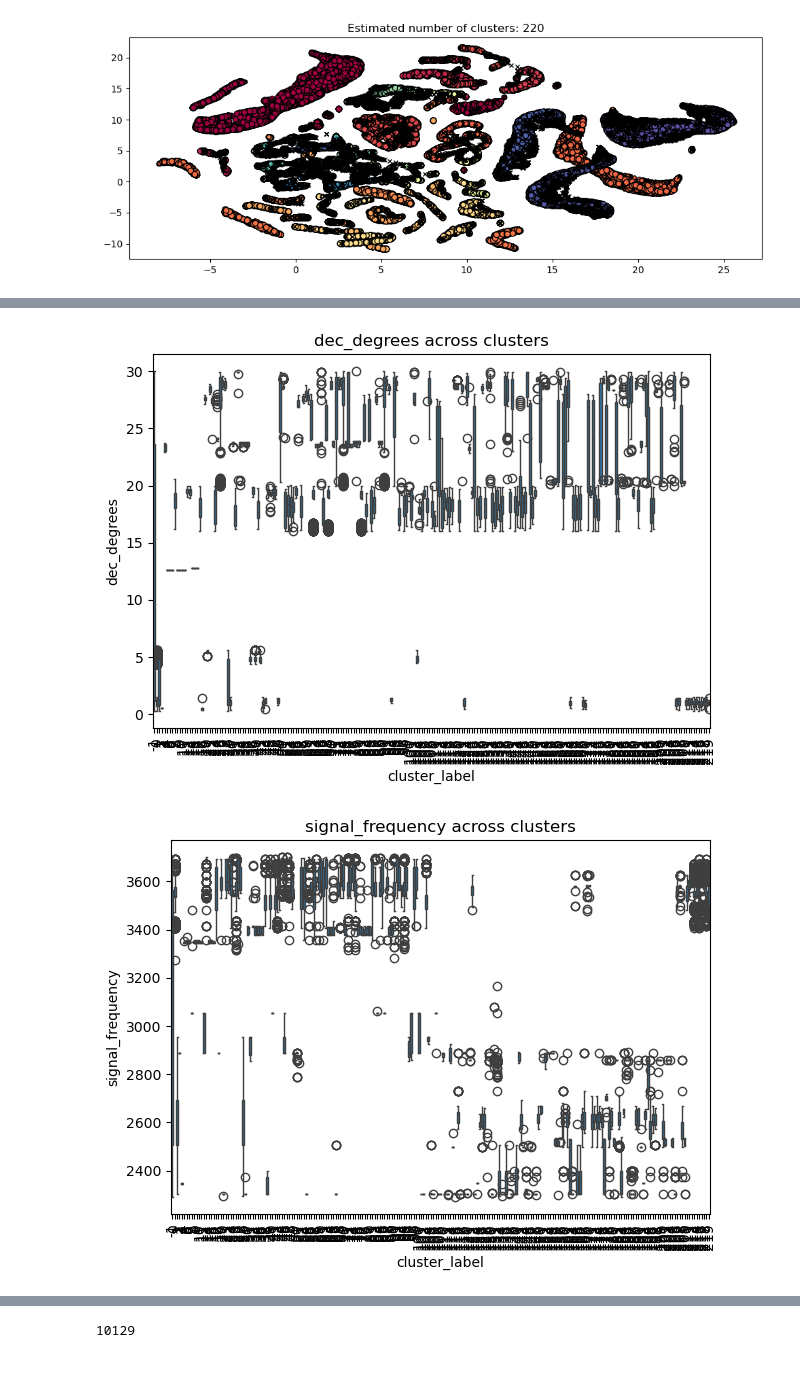
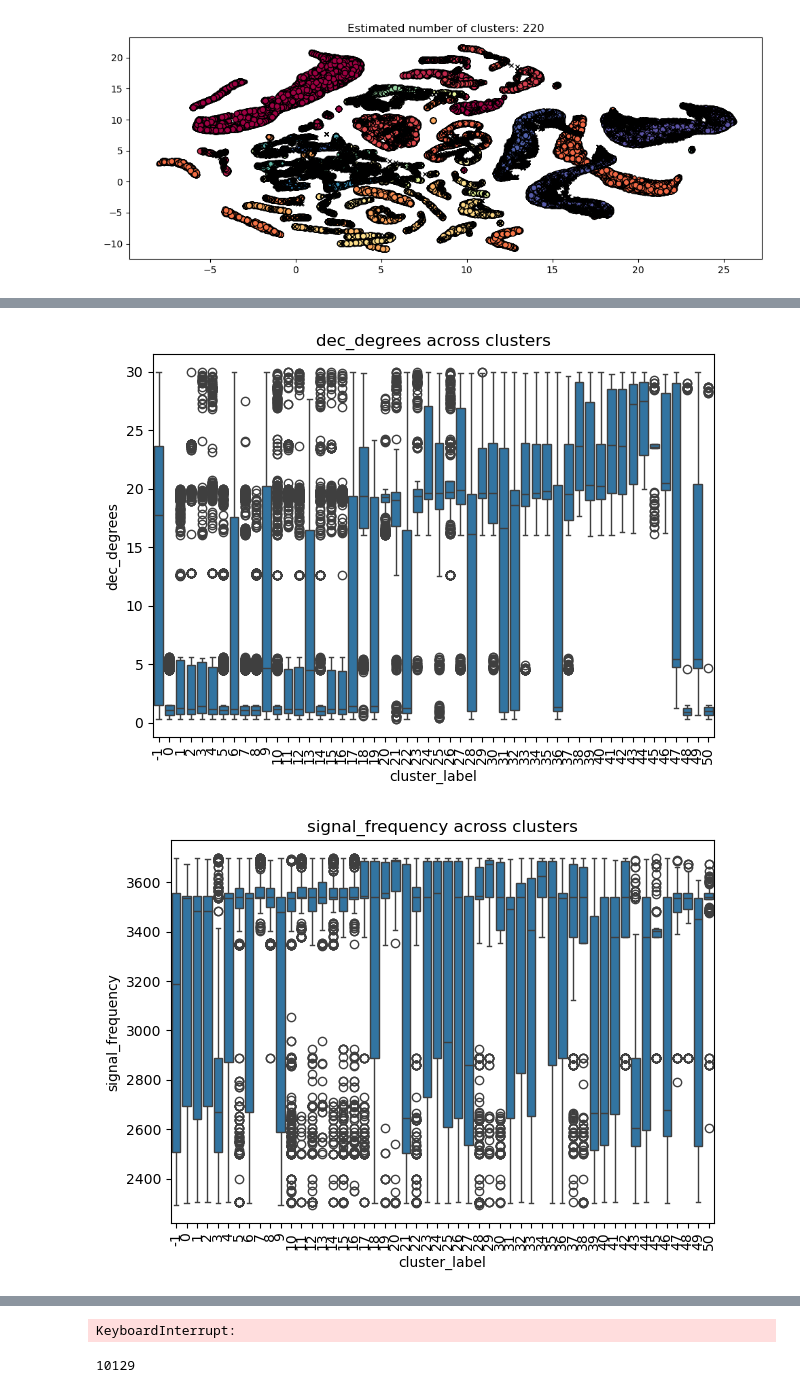
Before and after one commit to jmotamarry/cosmic-testing, a Jupyter notebook: clustering/cosmic_clustering.ipynb, the cells around one changed output, grey strips where cells are left out. Saved outputs shown, nothing was run; the diff lists cells and outputs as text; code cells hidden in the pictures.

```diff
--- a/clustering/cosmic_clustering.ipynb
+++ b/clustering/cosmic_clustering.ipynb
@@ -79,6 +80,7 @@ pd.set_option('display.max_columns', None)
 df = pd.read_pickle("../data/clean_df.pkl")
 df_shuffled = df.sample(frac=1)
 # %%
+# cluster function for encoding and hdbscan clustering - takes start index, end index, dataframe, seed, and graph (boolean)
 def cluster(start_index, end_index, dataframe, seed, graph=True):
     # set random seeds for consistency
     random.seed(seed)
@@ -121,18 +123,30 @@ def cluster(start_index, end_index, dataframe, seed, graph=True):
 
     labels = clusterer.labels_
     probabilities = getattr(clusterer, "probabilities_", None)
-    """
+
     # Add labels and probabilities to original subset
     df_sliced['cluster_label'] = labels
     if probabilities is not None:
         df_sliced['cluster_probability'] = probabilities
-    """
+
     # Optional: visualize
     if graph:
         umap_model = UMAP(n_components=2, random_state=seed)
         X_umap = umap_model.fit_transform(X_encoded)
         plot(X_umap, labels, probabilities)
 
-    return np.sum(labels == -1)
-
-    #return df_sliced
+    return df_sliced
+# %%
+# comparing batch clustering and non-batch clustering
+print('Clustering rows 0 to 3000...')
+batch_run_df = cluster(0, 3000, df_shuffled, 50, graph=True)
+print('Finished')
+
+for i in range(3000, 27001, 3000):
+    print(f'Clustering rows {i} to {i+3000}...')
+    batch_run_df = pd.concat([batch_run_df, cluster(i, i + 3000, df_shuffled, 50, graph=True)], ignore_index=True)
+    print('Finished')
+
+print(f'Clustering rows 0 to 30000...')
+non_batch_run_df = cluster(0, 30000, df_shuffled, 50, graph=True)
+print('Finished')
@@ -197,6 +265,7 @@ Text(0.5, 1.0, 'Cluster Size Distribution')
 # %%
+# generates graphs of the different features across clusters
 for feature in features:
-    sns.boxplot(data=clustered_df, x='cluster_label', y=feature)
+    sns.boxplot(data=batch_run_df, x='cluster_label', y=feature)
     plt.title(f'{feature} across clusters')
     plt.xticks(rotation=90)  # optional, helps if you have many clusters
     plt.tight_layout()
@@ -207,2 +276,2 @@ for feature in features:
-[figure, old version]
+[figure, new version]
-[figure, old version]
+[figure, new version]
@@ -214 +280,2 @@ for feature in features:
+KeyboardInterrupt:
 # %%
```
Also changed, not shown: parts of 17 cells of this notebook, 3 other files.
